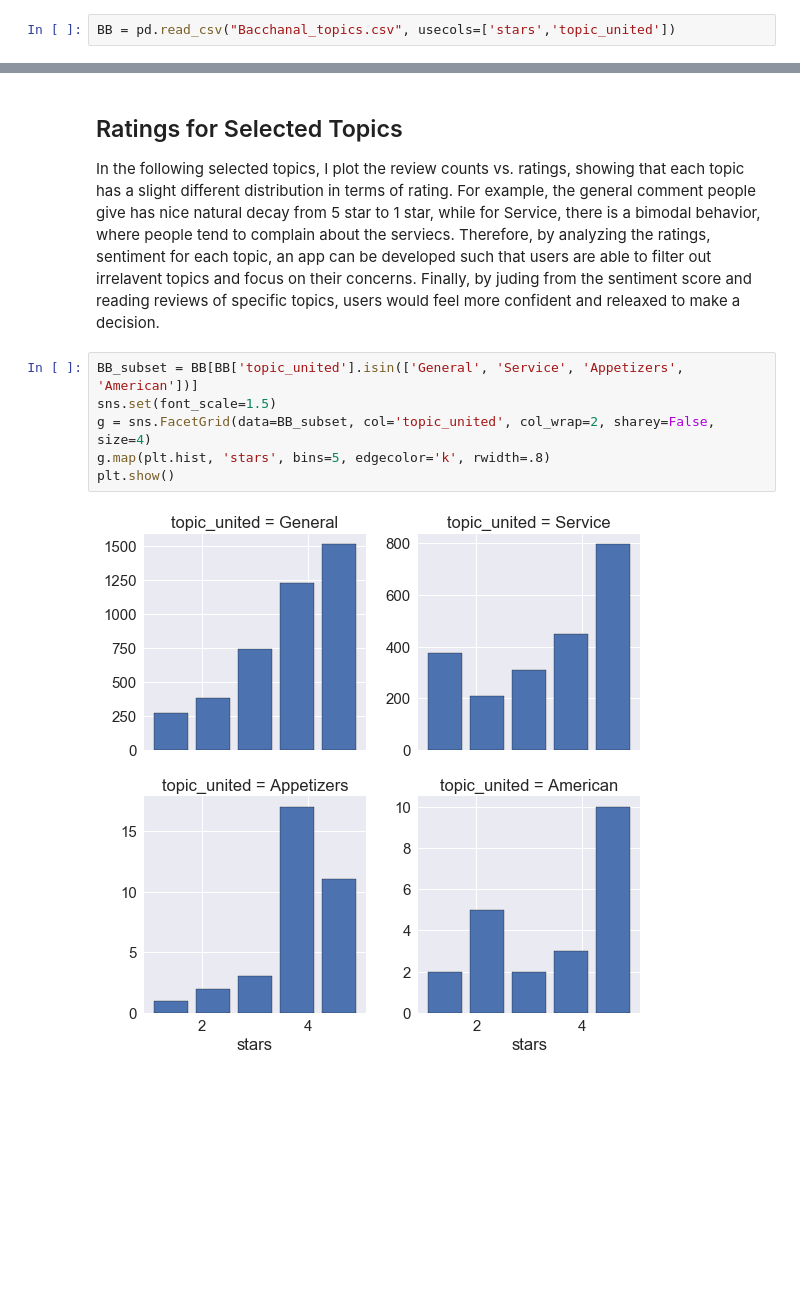
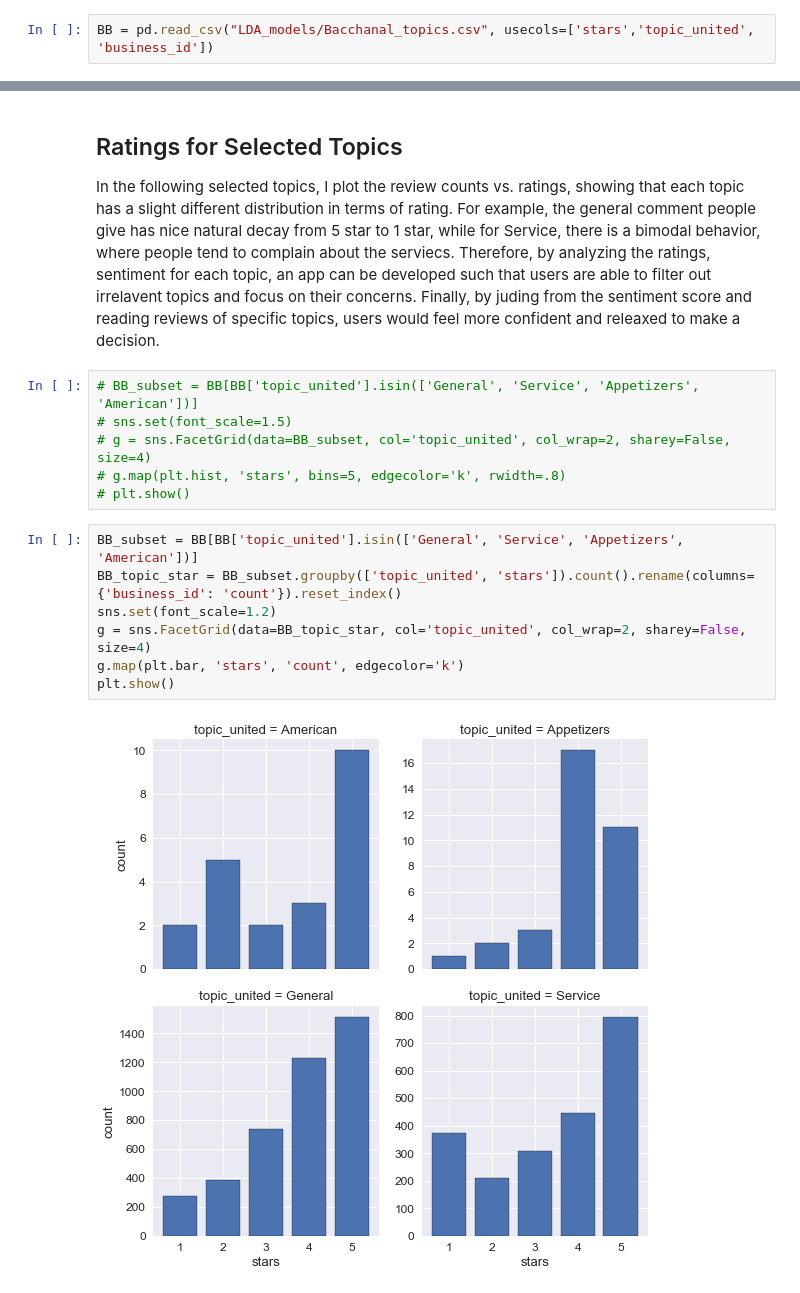
Before and after one commit to dyn1990/YelpTopicModel, a Jupyter notebook: Challenge_Part1.ipynb, the cells around one changed output, grey strips where cells are left out. Saved outputs shown, nothing was run; the diff lists cells and outputs as text; blank space fills up the shorter version.

```diff
--- a/Challenge_Part1.ipynb
+++ b/Challenge_Part1.ipynb
@@ -7,7 +7,7 @@ import matplotlib.pyplot as plt
 import seaborn as sns
 %matplotlib inline
 # %%
-BB = pd.read_csv("Bacchanal_topics.csv", usecols=['stars','topic_united'])
+BB = pd.read_csv("LDA_models/Bacchanal_topics.csv", usecols=['stars','topic_united', 'business_id'])
 # %% [markdown]
 ## Topics from LDA model
 The LDA model I ran prdouced 15 topics from the whole restaurant reviews. By examining reviews in each topic, I manually group several topics and assign a category for each topic. Here I provide a plot of the review counts for each topic extracted from LDA model.
@@ -27,10 +27,17 @@ plt.show()
 ## Ratings for Selected Topics
 In the following selected topics, I plot the review counts vs. ratings, showing that each topic has a slight different distribution in terms of rating. For example, the general comment people give has nice natural decay from 5 star to 1 star, while for Service, there is a bimodal behavior, where people tend to complain about the serviecs. Therefore, by analyzing the ratings, sentiment for each topic, an app can be developed such that users are able to filter out irrelavent topics and focus on their concerns. Finally, by juding from the sentiment score and reading reviews of specific topics, users would feel more confident and releaxed to make a decision.
 # %%
-BB_subset = BB[BB['topic_united'].isin(['General', 'Service', 'Appetizers', 'American'])]
-sns.set(font_scale=1.5)
-g = sns.FacetGrid(data=BB_subset, col='topic_united', col_wrap=2, sharey=False, size=4)
-g.map(plt.hist, 'stars', bins=5, edgecolor='k', rwidth=.8)
-plt.show()
+# BB_subset = BB[BB['topic_united'].isin(['General', 'Service', 'Appetizers', 'American'])]
+# sns.set(font_scale=1.5)
+# g = sns.FacetGrid(data=BB_subset, col='topic_united', col_wrap=2, sharey=False, size=4)
+# g.map(plt.hist, 'stars', bins=5, edgecolor='k', rwidth=.8)
+# plt.show()
-# %% [output]
-[figure, removed]
+# %%
+BB_subset = BB[BB['topic_united'].isin(['General', 'Service', 'Appetizers', 'American'])]
+BB_topic_star = BB_subset.groupby(['topic_united', 'stars']).count().rename(columns={'business_id': 'count'}).reset_index()
+sns.set(font_scale=1.2)
+g = sns.FacetGrid(data=BB_topic_star, col='topic_united', col_wrap=2, sharey=False, size=4)
+g.map(plt.bar, 'stars', 'count', edgecolor='k')
+plt.show()
+# %% [output]
+[figure, added]
```
